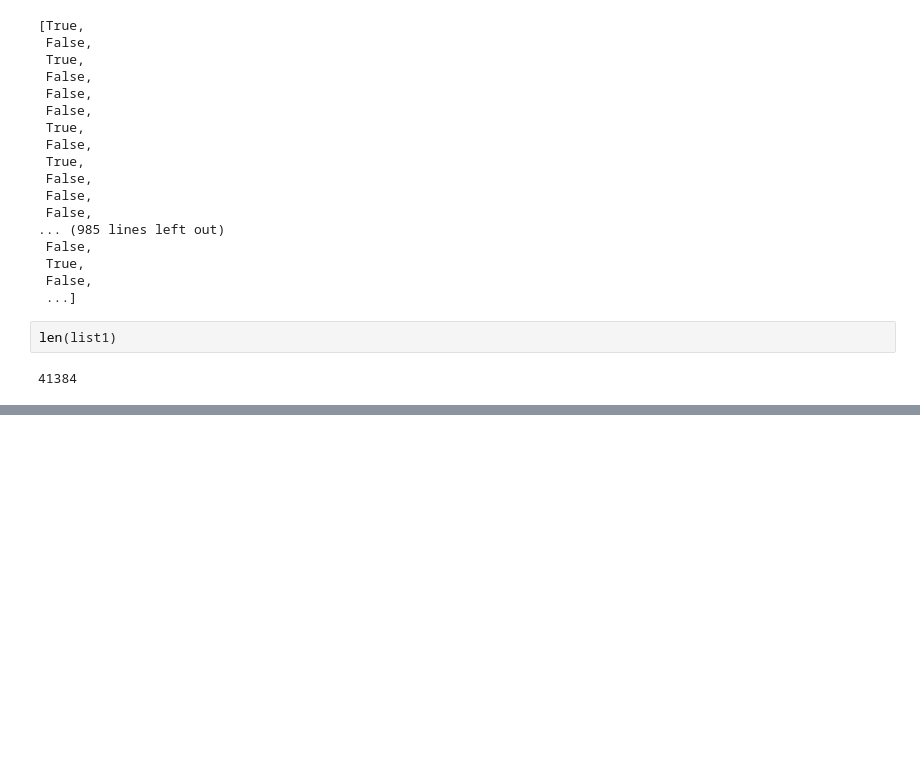
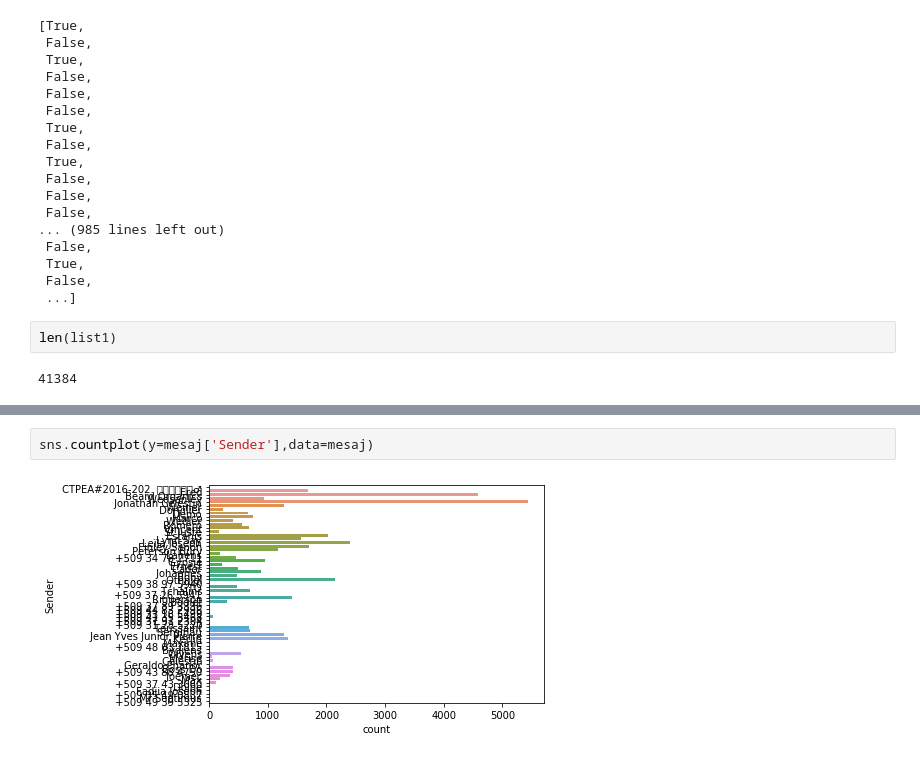
Before and after one commit to tchala14/whatsapp_CTPEA_2016, a Jupyter notebook: Whatsapp_group_CTPEA_2016.ipynb, the cells around one changed output, grey strips where cells are left out. Cells and saved outputs as stored; diff of their text form; blank space fills up the shorter version.

Commit message:
new data

```diff
--- a/Whatsapp_group_CTPEA_2016.ipynb
+++ b/Whatsapp_group_CTPEA_2016.ipynb
@@ -248,0 +256,4 @@ len(list1)
+# %%
+sns.countplot(y=mesaj['Sender'],data=mesaj)
+# %% [output]
+[figure, added]
```
Also changed, not shown: parts of 7 cells of this notebook, 2 other files.
